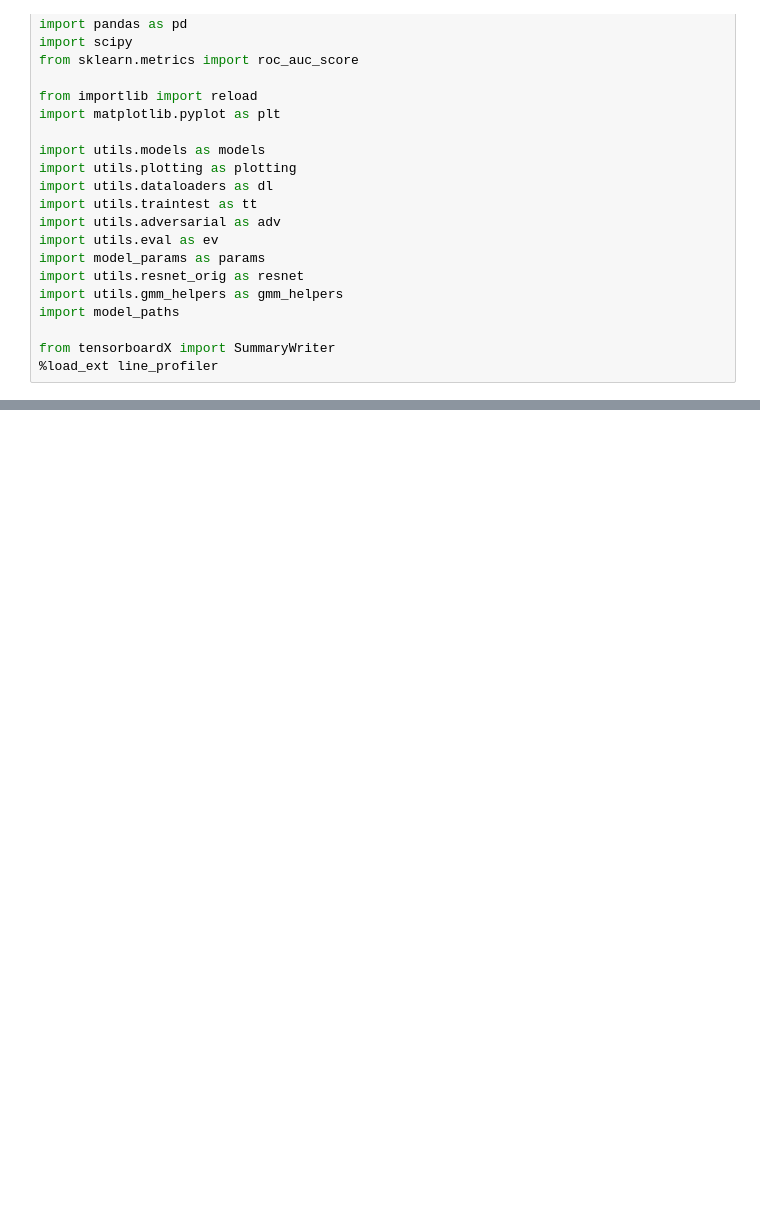
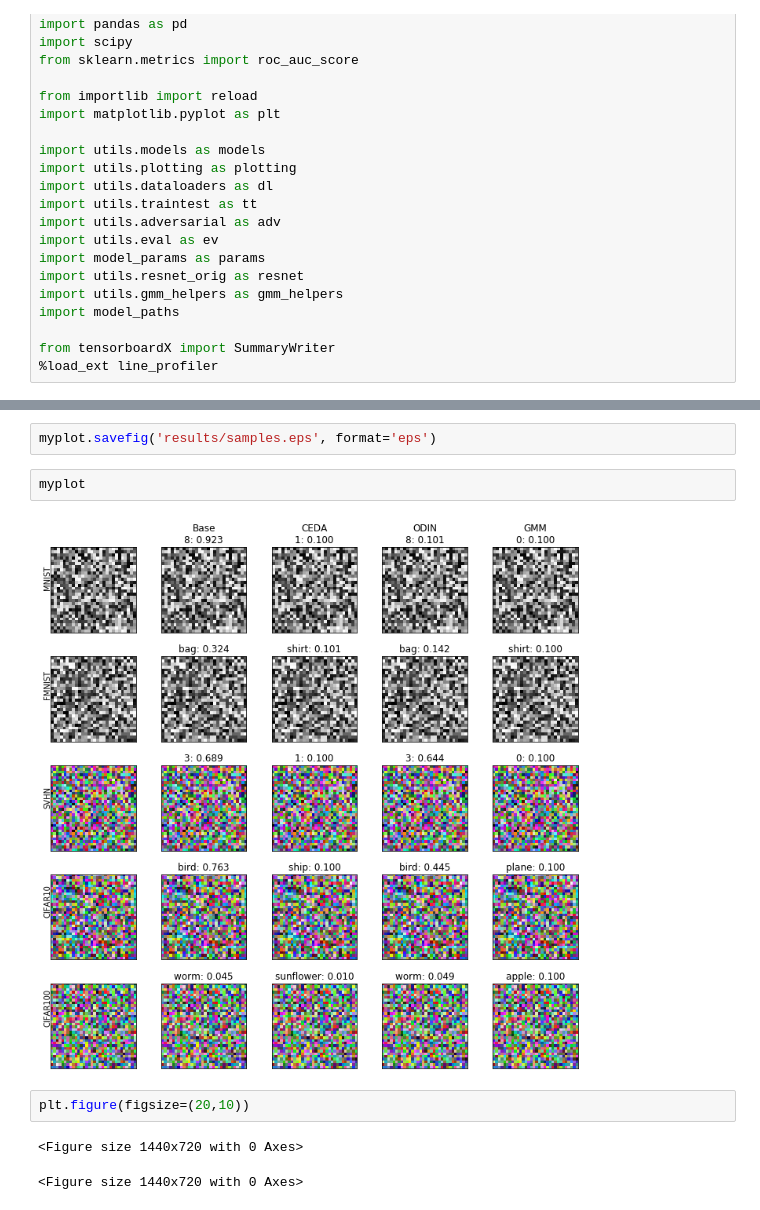
Before and after one commit to AlexMeinke/certified-certain-uncertainty, a Jupyter notebook: Untitled.ipynb, the cells around one changed output, grey strips where cells are left out. Saved outputs shown, nothing was run; the diff lists cells and outputs as text; blank space fills up the shorter version.

```diff
--- a/Untitled.ipynb
+++ b/Untitled.ipynb
@@ -32,0 +135,11 @@ restarts = 3
+# %%
+myplot.savefig('results/samples.eps', format='eps')
+# %%
+myplot
+# %% [output]
+[figure, added]
+# %%
+plt.figure(figsize=(20,10))
+# %% [output]
+<Figure size 1440x720 with 0 Axes>
+<Figure size 1440x720 with 0 Axes>
```
Also changed, not shown: parts of 29 cells of this notebook, 29 other files.
